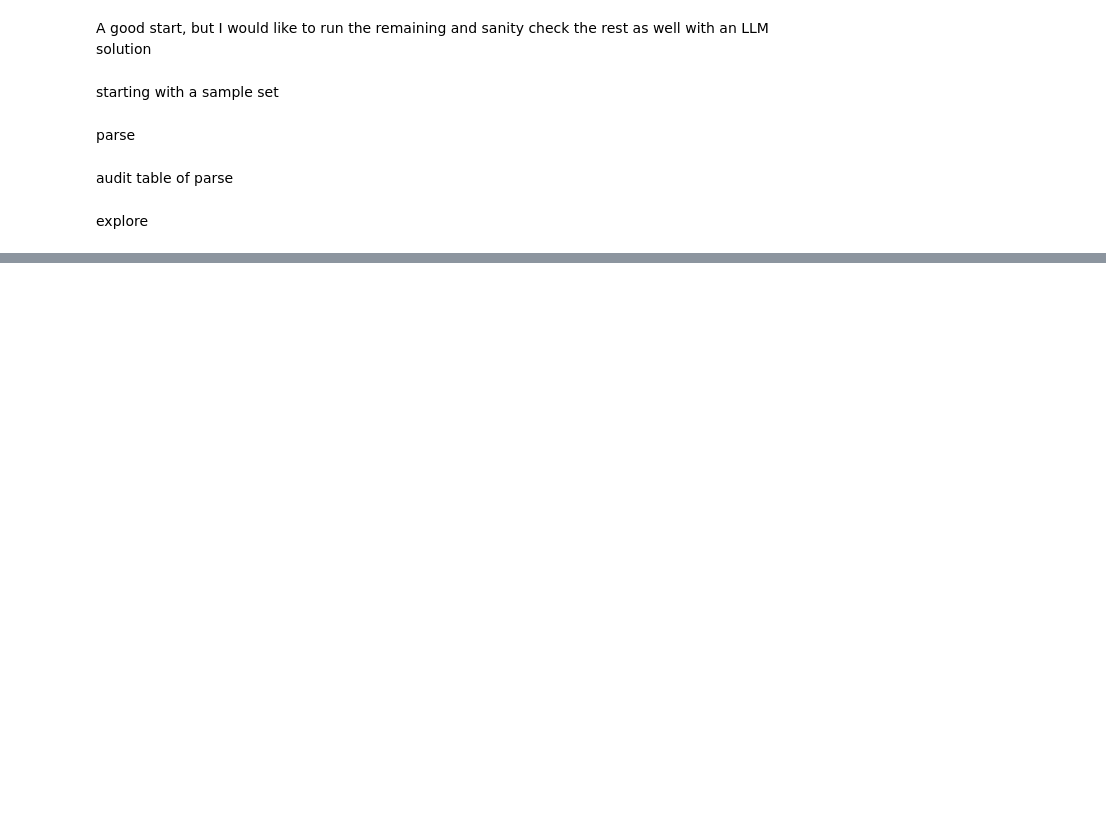
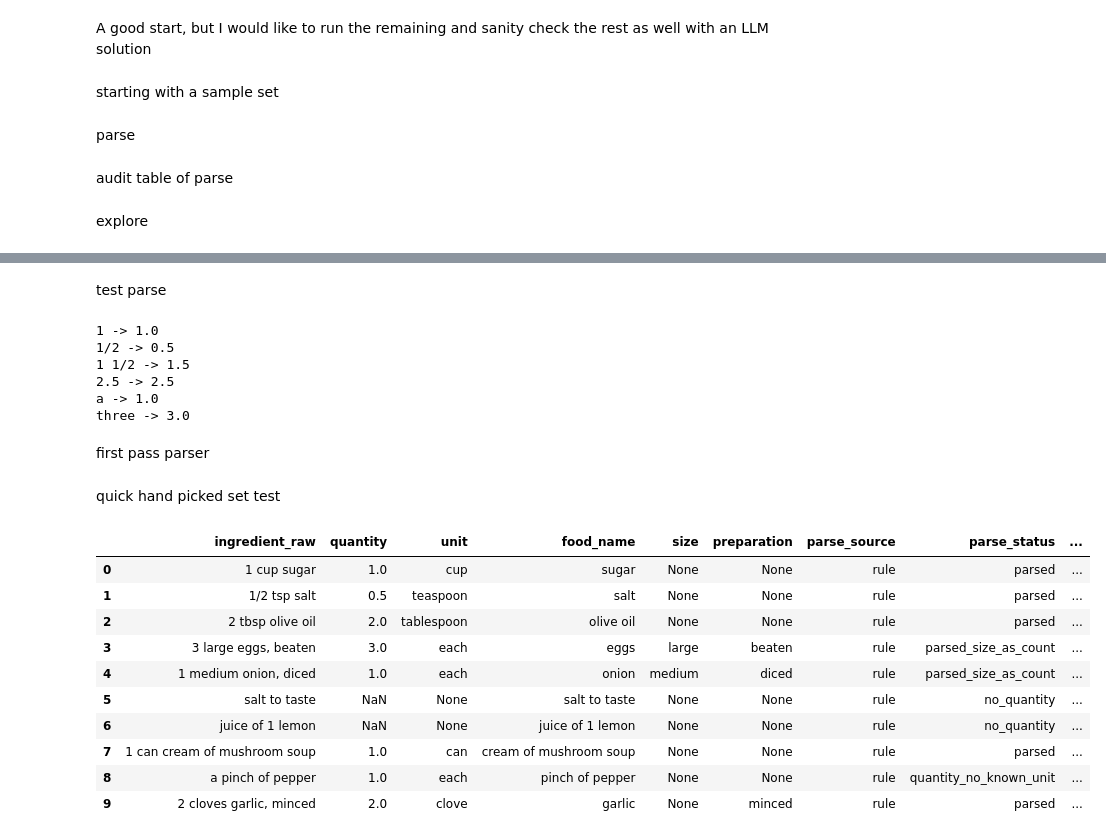
Before and after one commit to dcosta224/Capstone, a Jupyter notebook: portion-test.ipynb, the cells around one changed output, grey strips where cells are left out. Cells and saved outputs as stored; diff of their text form; code cells hidden in the pictures; blank space fills up the shorter version.

```diff
--- a/portion-test.ipynb
+++ b/portion-test.ipynb
@@ -281,0 +390,14 @@ for x in sample_ingredients[:5]:
+# %% [markdown]
+test parse
+# %%
+for q in ["1", "1/2", "1 1/2", "2.5", "a", "three"]:
+    print(q, "->", parse_quantity(q))
+# %% [output]
+1 -> 1.0
+1/2 -> 0.5
+1 1/2 -> 1.5
+2.5 -> 2.5
+a -> 1.0
+three -> 3.0
+# %% [markdown]
+first pass parser
@@ -281,0 +500,29 @@ for x in sample_ingredients[:5]:
+# %% [markdown]
+quick hand picked set test
+# %%
+test_lines = [
+    "1 cup sugar",
+    "1/2 tsp salt",
+    "2 tbsp olive oil",
+    "3 large eggs, beaten",
+    "1 medium onion, diced",
+    "salt to taste",
+    "juice of 1 lemon",
+    "1 can cream of mushroom soup",
+    "a pinch of pepper",
+    "2 cloves garlic, minced"
+]
+
+pd.DataFrame([simple_rule_parse(x) for x in test_lines])
+# %% [output]
+|  | ingredient_raw | quantity | unit | food_name | size | preparation | parse_source | parse_status | ... |
+| 0 | 1 cup sugar | 1.0 | cup | sugar | None | None | rule | parsed | ... |
+| 1 | 1/2 tsp salt | 0.5 | teaspoon | salt | None | None | rule | parsed | ... |
+| 2 | 2 tbsp olive oil | 2.0 | tablespoon | olive oil | None | None | rule | parsed | ... |
+| 3 | 3 large eggs, beaten | 3.0 | each | eggs | large | beaten | rule | parsed_size_as_count | ... |
+| 4 | 1 medium onion, diced | 1.0 | each | onion | medium | diced | rule | parsed_size_as_count | ... |
+| 5 | salt to taste | NaN | None | salt to taste | None | None | rule | no_quantity | ... |
+| 6 | juice of 1 lemon | NaN | None | juice of 1 lemon | None | None | rule | no_quantity | ... |
+| 7 | 1 can cream of mushroom soup | 1.0 | can | cream of mushroom soup | None | None | rule | parsed | ... |
+| 8 | a pinch of pepper | 1.0 | each | pinch of pepper | None | None | rule | quantity_no_known_unit | ... |
+| 9 | 2 cloves garlic, minced | 2.0 | clove | garlic | None | minced | rule | parsed | ... |
```
Also changed, not shown: parts of 30 cells of this notebook.
